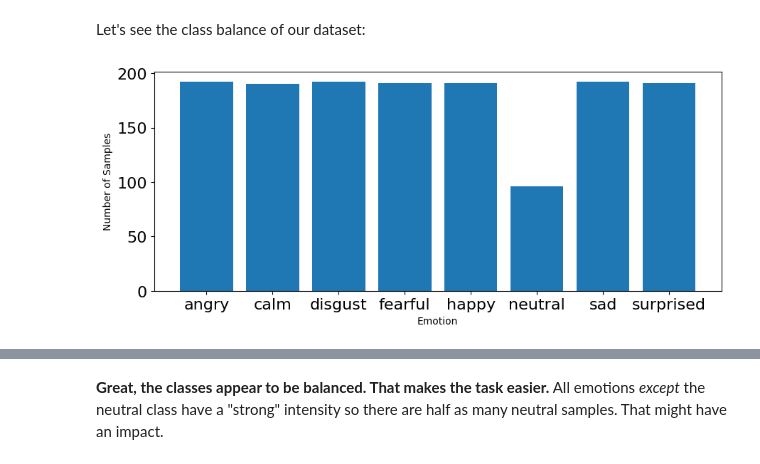
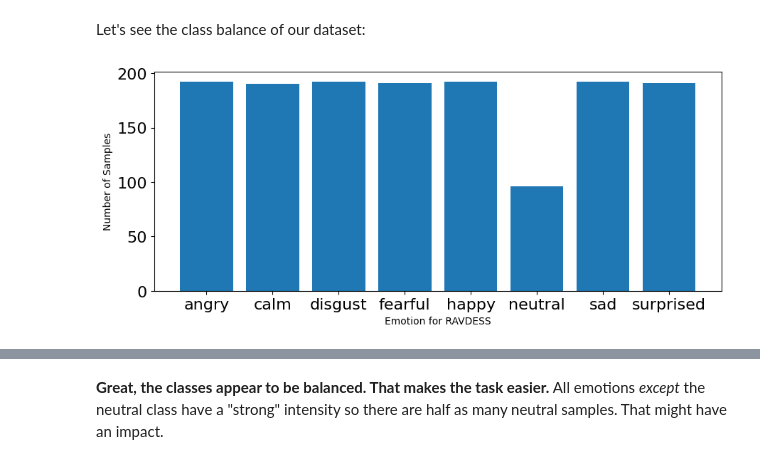
Before and after one commit to mxsu/Week3-Machine_Learning, a Jupyter notebook: Week_3_MachineLearning.ipynb, the cells around one changed output, grey strips where cells are left out. Saved outputs shown, nothing was run; the diff lists cells and outputs as text; code cells hidden in the pictures.

```diff
--- a/Week_3_MachineLearning.ipynb
+++ b/Week_3_MachineLearning.ipynb
@@ -212,5 +492,6 @@ emotions_df.to_excel('/content/drive/MyDrive/emotionsRavdess.xlsx')
 # %% [markdown]
 Once saved you only need to load them later by running the cell below, and **skip every cell above** except for the one in which we import libraries.
 # %%
-features=pd.read_excel('/content/drive/MyDrive/featuresRavdess.xlsx',index_col=0)
-emotions=pd.read_excel('/content/drive/MyDrive/emotionsRavdess.xlsx',index_col=0)
+#RAVDESS
+featuresRAV=pd.read_excel('/content/drive/MyDrive/IAT481/Week3/featuresRavdess.xlsx',index_col=0)
+emotionsRAV=pd.read_excel('/content/drive/MyDrive/IAT481/Week3/emotionsRavdess.xlsx',index_col=0)
@@ -231,14 +530,14 @@ Let's see the class balance of our dataset:
 # %%
 # plot emotions
 plt.figure(figsize=(35,4))
 plt.subplot(1,3,1)
 #np.unique returns ordered list of unique elements and count of each element
-emotion_list, count = np.unique(emotions, return_counts=True)
+emotion_list, count = np.unique(emotionsRAV, return_counts=True)
 plt.bar(x=range(8), height=count)
 plt.xticks(ticks=range(8), labels = [emotion for emotion in emotion_list],fontsize=10)
-plt.xlabel('Emotion')
+plt.xlabel('Emotion for RAVDESS')
 plt.tick_params(labelsize=16)
 plt.ylabel('Number of Samples')
 plt.show()
 # %% [output]
-[figure, old version]
+[figure, new version]
```
Also changed, not shown: parts of 37 cells of this notebook.
